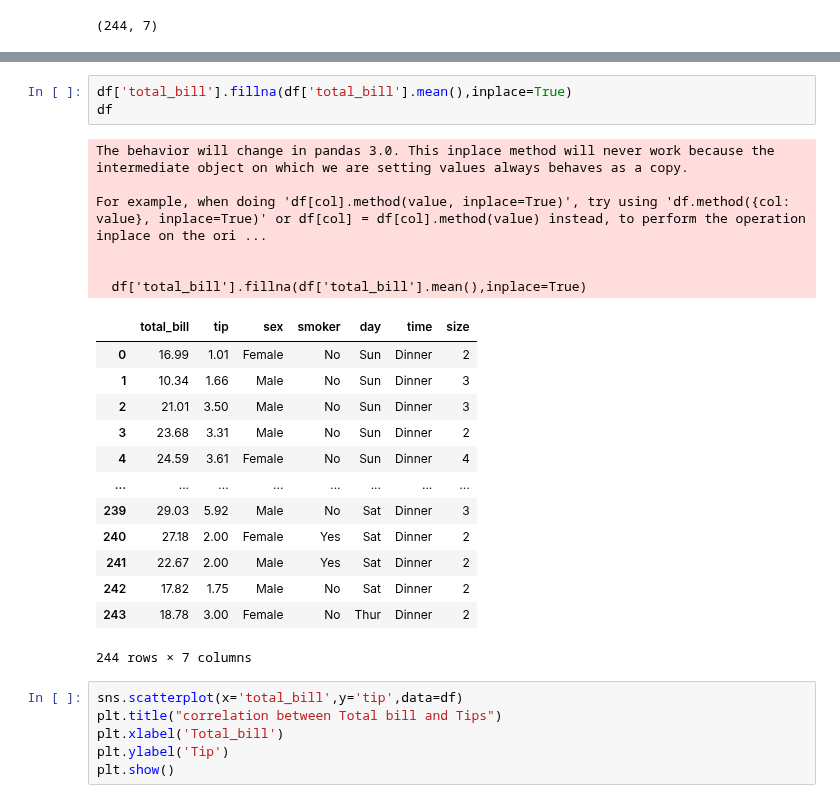
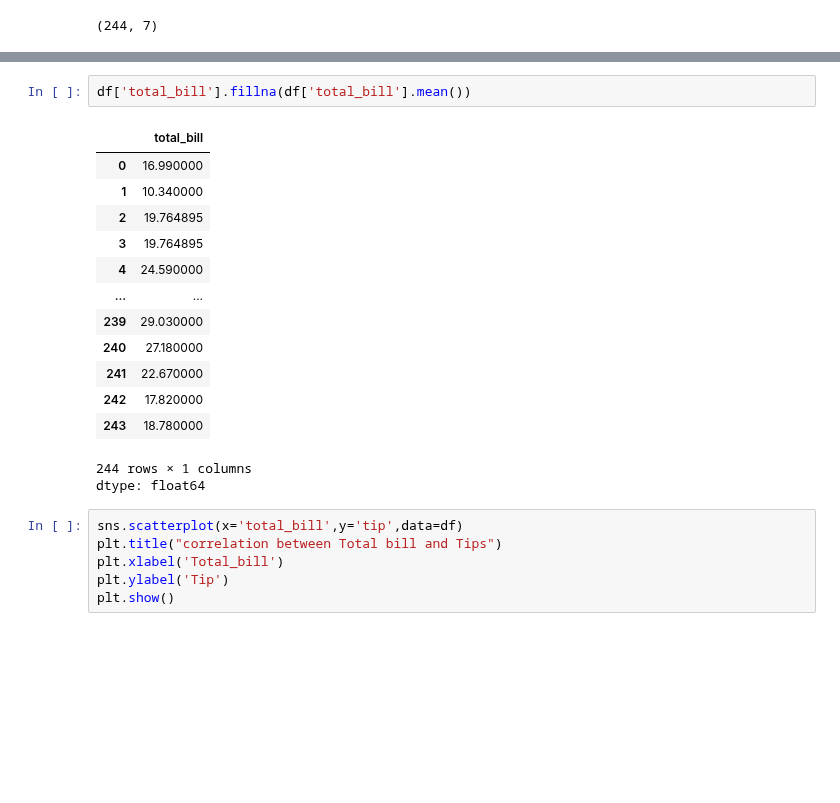
Before and after one commit to praveenrumalad45-pro/Praveen, a Jupyter notebook: cie02.ipynb, the cells around one changed output, grey strips where cells are left out. Saved outputs shown, nothing was run; the diff lists cells and outputs as text; blank space fills up the shorter version.

```diff
--- a/cie02.ipynb
+++ b/cie02.ipynb
@@ -85,28 +85,22 @@ df.isnull().sum()
 | size | 0 |
 dtype: int64
 # %%
-df['total_bill'].fillna(df['total_bill'].mean(),inplace=True)
-df
+df['total_bill'].fillna(df['total_bill'].mean())
 # %% [output]
+|  | total_bill |
+| 0 | 16.990000 |
+| 1 | 10.340000 |
+| 2 | 19.764895 |
+| 3 | 19.764895 |
+| 4 | 24.590000 |
+| ... | ... |
+| 239 | 29.030000 |
+| 240 | 27.180000 |
+| 241 | 22.670000 |
+| 242 | 17.820000 |
+| 243 | 18.780000 |
-The behavior will change in pandas 3.0. This inplace method will never work because the intermediate object on which we are setting values always behaves as a copy.
-
-For example, when doing 'df[col].method(value, inplace=True)', try using 'df.method({col: value}, inplace=True)' or df[col] = df[col].method(value) instead, to perform the operation inplace on the ori ...
-
-
-  df['total_bill'].fillna(df['total_bill'].mean(),inplace=True)
+244 rows × 1 columns
+dtype: float64
-|  | total_bill | tip | sex | smoker | day | time | size |
-| 0 | 16.99 | 1.01 | Female | No | Sun | Dinner | 2 |
-| 1 | 10.34 | 1.66 | Male | No | Sun | Dinner | 3 |
-| 2 | 21.01 | 3.50 | Male | No | Sun | Dinner | 3 |
-| 3 | 23.68 | 3.31 | Male | No | Sun | Dinner | 2 |
-| 4 | 24.59 | 3.61 | Female | No | Sun | Dinner | 4 |
-| ... | ... | ... | ... | ... | ... | ... | ... |
-| 239 | 29.03 | 5.92 | Male | No | Sat | Dinner | 3 |
-| 240 | 27.18 | 2.00 | Female | Yes | Sat | Dinner | 2 |
-| 241 | 22.67 | 2.00 | Male | Yes | Sat | Dinner | 2 |
-| 242 | 17.82 | 1.75 | Male | No | Sat | Dinner | 2 |
-| 243 | 18.78 | 3.00 | Female | No | Thur | Dinner | 2 |
-244 rows × 7 columns
 # %%
 sns.scatterplot(x='total_bill',y='tip',data=df)
 plt.title("correlation between Total bill and Tips")
```
Also changed, not shown: parts of 2 cells of this notebook.
